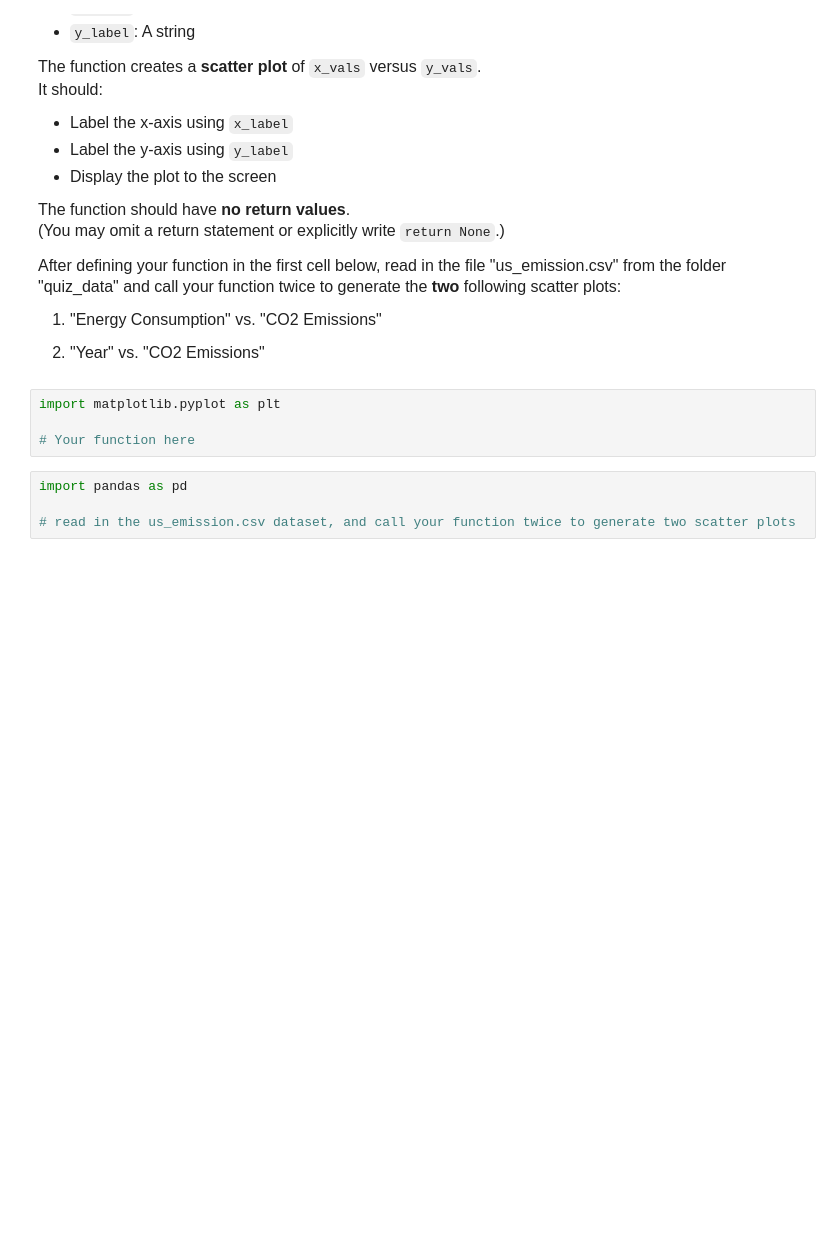
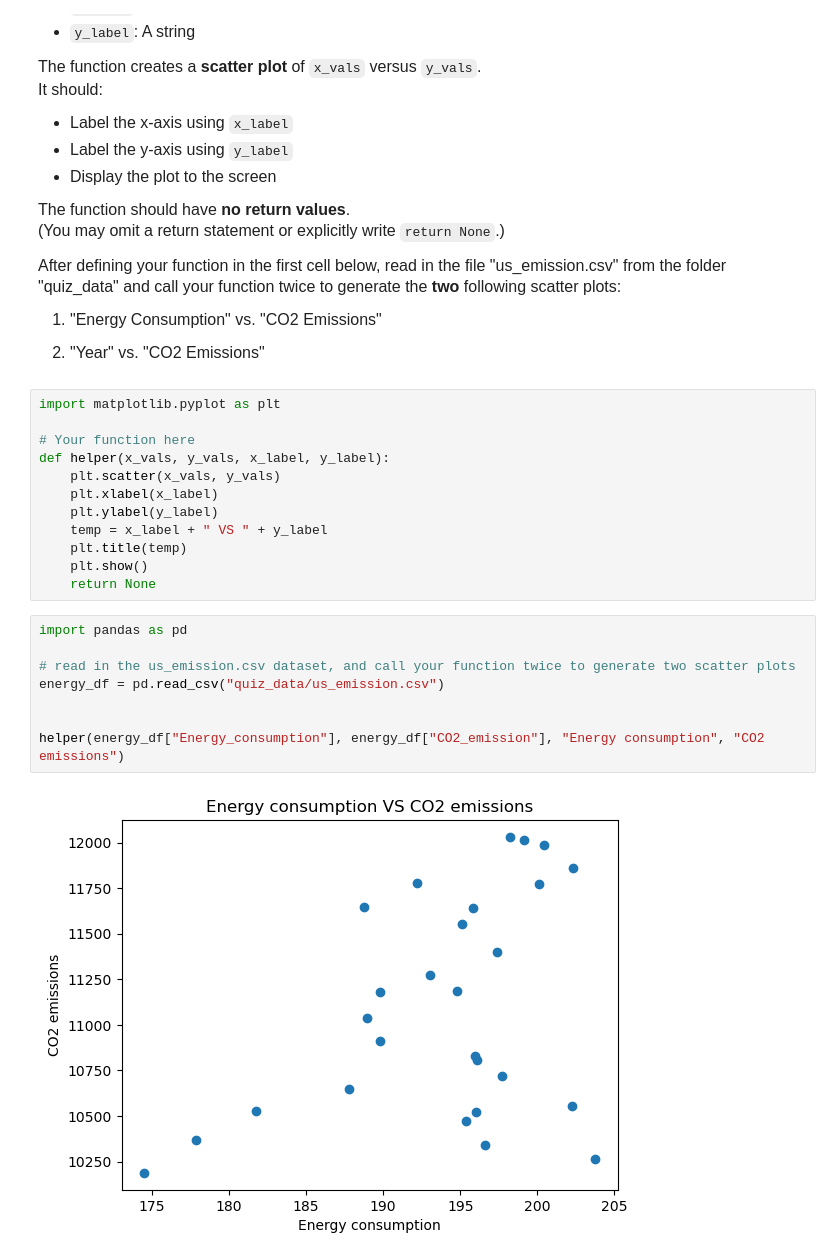
Before and after one commit to RileyK05/datasci151fall2026, a Jupyter notebook: _quizzes/practice_quiz_3/practice_quiz_3.ipynb, the cells around one changed output. Saved outputs shown, nothing was run; the diff lists cells and outputs as text; blank space fills up the shorter version.

```diff
--- a/_quizzes/practice_quiz_3/practice_quiz_3.ipynb
+++ b/_quizzes/practice_quiz_3/practice_quiz_3.ipynb
@@ -187,7 +187,21 @@ After defining your function in the first cell below, read in the file "us_emiss
 import matplotlib.pyplot as plt
 
 # Your function here
+def helper(x_vals, y_vals, x_label, y_label):
+    plt.scatter(x_vals, y_vals)
+    plt.xlabel(x_label)
+    plt.ylabel(y_label)
+    temp = x_label + " VS " + y_label
+    plt.title(temp)
+    plt.show()
+    return None
 # %%
 import pandas as pd
 
 # read in the us_emission.csv dataset, and call your function twice to generate two scatter plots
+energy_df = pd.read_csv("quiz_data/us_emission.csv")
+
+
+helper(energy_df["Energy_consumption"], energy_df["CO2_emission"], "Energy consumption", "CO2 emissions")
+# %% [output]
+[figure, added]
```
Also changed, not shown: 7 other files.
